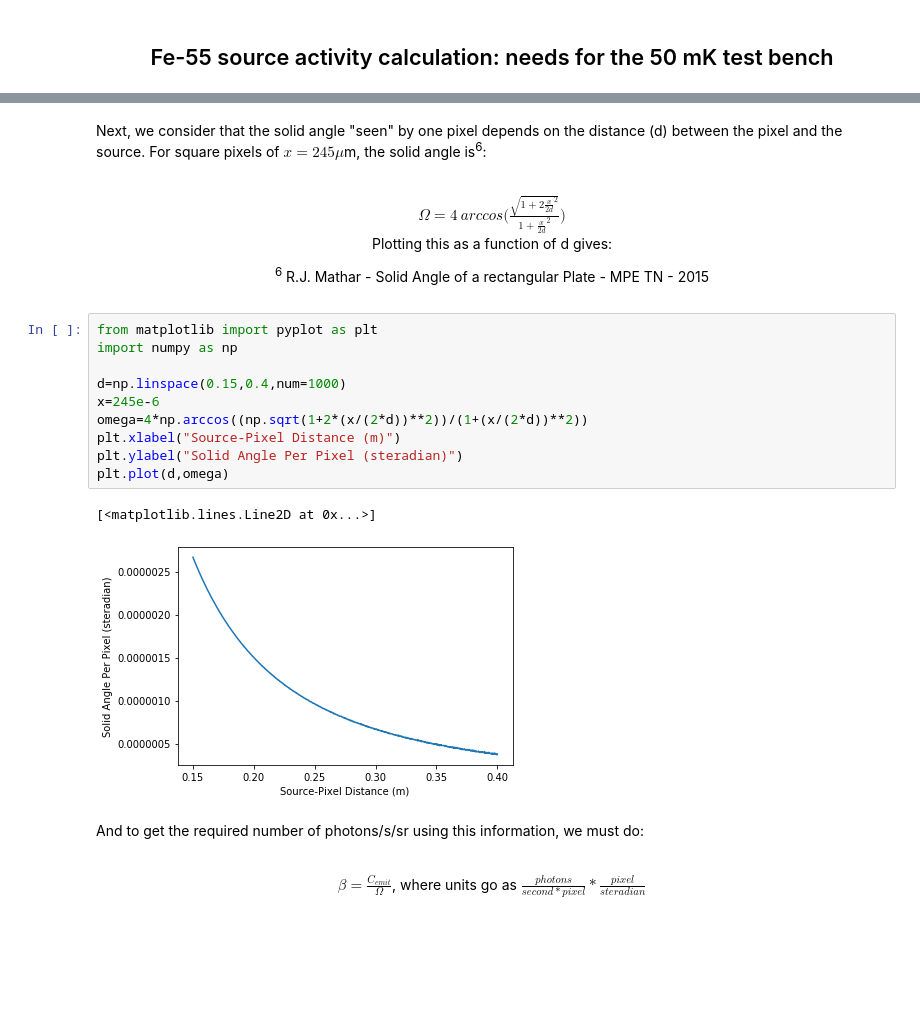
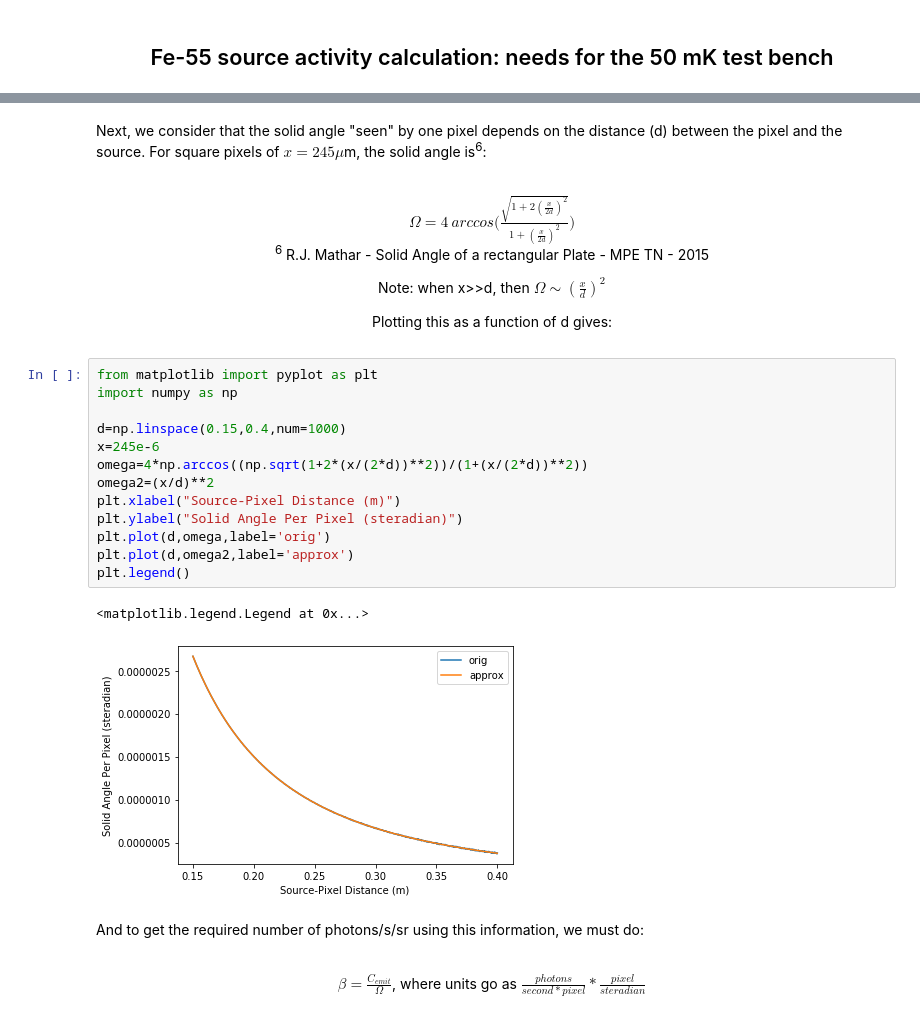
Before and after one commit to gabrielegit/testbench, a Jupyter notebook: Fe-55_source_calculation.ipynb, the cells around one changed output, grey strips where cells are left out. Saved outputs shown, nothing was run; the diff lists cells and outputs as text; blank space fills up the shorter version.

```diff
--- a/Fe-55_source_calculation.ipynb
+++ b/Fe-55_source_calculation.ipynb
@@ -32,24 +32,29 @@ However, Fe-55 has a half-life of $\sim2.7$ years <sup>5</sup>. In order to be a
 # %% [markdown]
 Next, we consider that the solid angle "seen" by one pixel depends on the distance (d) between the pixel and the source. For square pixels of $x=245\mu$m, the solid angle is<sup>6</sup>: <br> <br>
 
-<center> $\Omega = 4~arccos\Bigg(\frac{\sqrt{1+2\frac{x}{2d}^2}}{1+\frac{x}{2d}^2}\Bigg)$
+<center> $\Omega = 4~arccos\Bigg(\frac{\sqrt{1+2(\frac{x}{2d})^2}} {1+(\frac{x}{2d})^2}\Bigg)$
+
+<sup>6</sup> R.J. Mathar - Solid Angle of a rectangular Plate - MPE TN - 2015
+
+Note: when x>>d, then $\Omega \sim (\frac{x}{d})^2$ <br>
 
 Plotting this as a function of d gives:
-
-<sup>6</sup> R.J. Mathar - Solid Angle of a rectangular Plate - MPE TN - 2015
 # %%
 from matplotlib import pyplot as plt
 import numpy as np
 
 d=np.linspace(0.15,0.4,num=1000)
 x=245e-6
 omega=4*np.arccos((np.sqrt(1+2*(x/(2*d))**2))/(1+(x/(2*d))**2))
+omega2=(x/d)**2
 plt.xlabel("Source-Pixel Distance (m)")
 plt.ylabel("Solid Angle Per Pixel (steradian)")
-plt.plot(d,omega)
+plt.plot(d,omega,label='orig')
+plt.plot(d,omega2,label='approx')
+plt.legend()
 # %% [output]
-[<matplotlib.lines.Line2D at 0x...>]
+<matplotlib.legend.Legend at 0x...>
-[figure, old version]
+[figure, new version]
 # %% [markdown]
 And to get the required number of photons/s/sr using this information, we must do:<br> <br>
 
```
Also changed, not shown: parts of 1 cell of this notebook.
